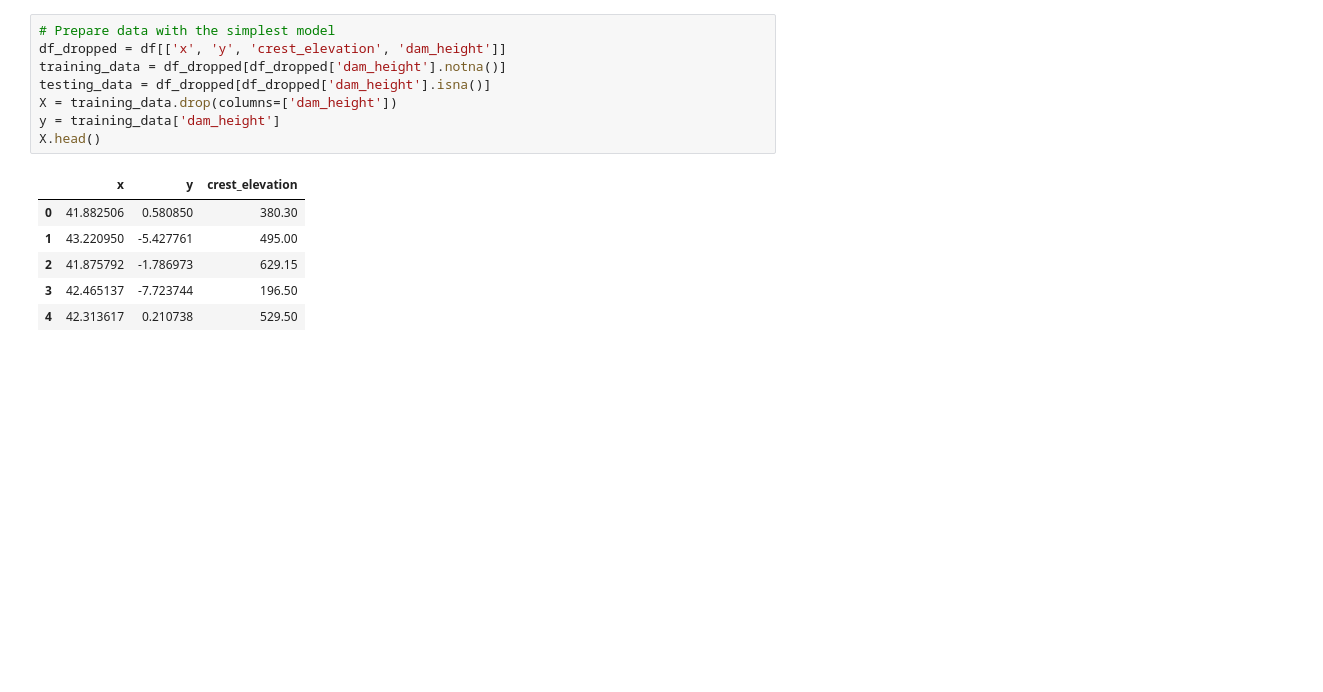
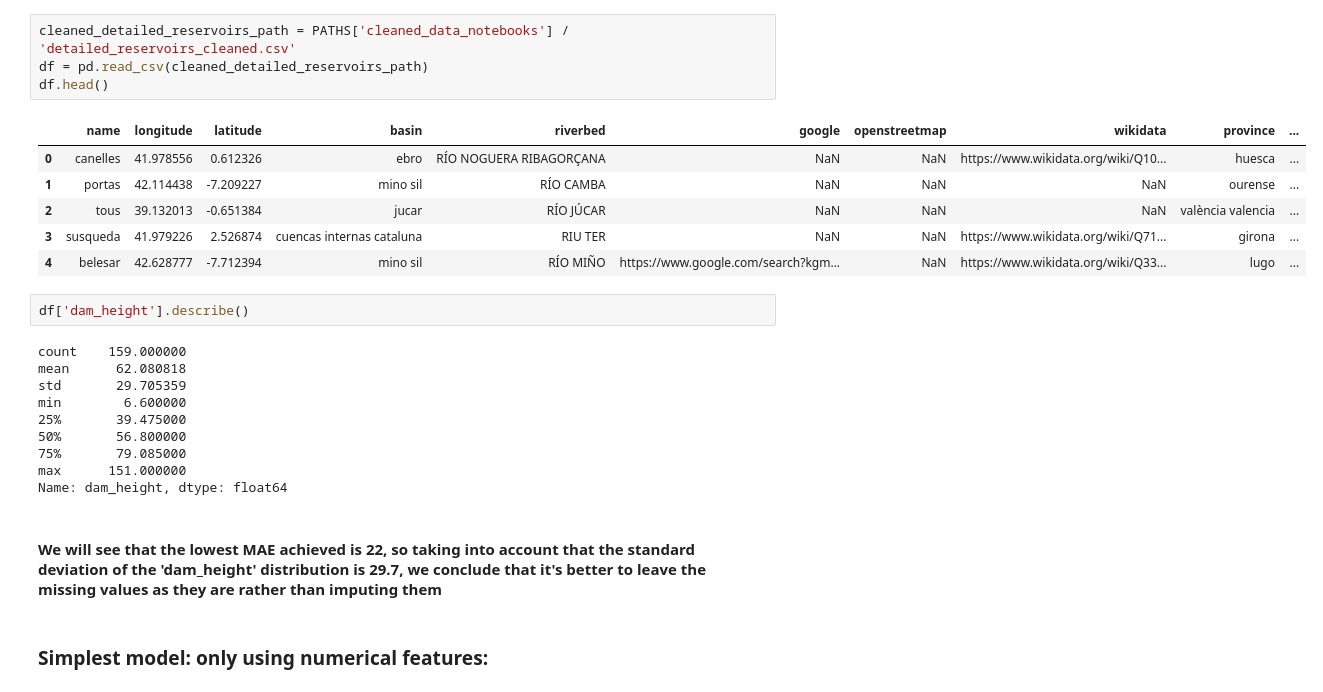
Before and after one commit to ivanver02/reservoir-data-platform, a Jupyter notebook: notebooks/modeling/missing_values_imputation.ipynb, the cells around one changed output. Saved outputs shown, nothing was run; the diff lists cells and outputs as text; blank space fills up the shorter version.

```diff
--- a/notebooks/modeling/missing_values_imputation.ipynb
+++ b/notebooks/modeling/missing_values_imputation.ipynb
@@ -30,16 +19,28 @@ df.head()
-# %%
-# Prepare data with the simplest model
-df_dropped = df[['x', 'y', 'crest_elevation', 'dam_height']]
-training_data = df_dropped[df_dropped['dam_height'].notna()]
-testing_data = df_dropped[df_dropped['dam_height'].isna()]
-X = training_data.drop(columns=['dam_height'])
-y = training_data['dam_height']
-X.head()
-# %% [output]
-|  | x | y | crest_elevation |
-| 0 | 41.882506 | 0.580850 | 380.30 |
-| 1 | 43.220950 | -5.427761 | 495.00 |
-| 2 | 41.875792 | -1.786973 | 629.15 |
-| 3 | 42.465137 | -7.723744 | 196.50 |
-| 4 | 42.313617 | 0.210738 | 529.50 |
+# %%
+cleaned_detailed_reservoirs_path = PATHS['cleaned_data_notebooks'] / 'detailed_reservoirs_cleaned.csv'
+df = pd.read_csv(cleaned_detailed_reservoirs_path)
+df.head()
+# %% [output]
+|  | name | longitude | latitude | basin | riverbed | google | openstreetmap | wikidata | province | ... |
+| 0 | canelles | 41.978556 | 0.612326 | ebro | RÍO NOGUERA RIBAGORÇANA | NaN | NaN | https://www.wikidata.org/wiki/Q10... | huesca | ... |
+| 1 | portas | 42.114438 | -7.209227 | mino sil | RÍO CAMBA | NaN | NaN | NaN | ourense | ... |
+| 2 | tous | 39.132013 | -0.651384 | jucar | RÍO JÚCAR | NaN | NaN | NaN | valència valencia | ... |
+| 3 | susqueda | 41.979226 | 2.526874 | cuencas internas cataluna | RIU TER | NaN | NaN | https://www.wikidata.org/wiki/Q71... | girona | ... |
+| 4 | belesar | 42.628777 | -7.712394 | mino sil | RÍO MIÑO | https://www.google.com/search?kgm... | NaN | https://www.wikidata.org/wiki/Q33... | lugo | ... |
+# %%
+df['dam_height'].describe()
+# %% [output]
+count    159.000000
+mean      62.080818
+std       29.705359
+min        6.600000
+25%       39.475000
+50%       56.800000
+75%       79.085000
+max      151.000000
+Name: dam_height, dtype: float64
+# %% [markdown]
+#### We will see that the lowest MAE achieved is 22, so taking into account that the standard deviation of the 'dam_height' distribution is 29.7, we conclude that it's better to leave the missing values as they are rather than imputing them
+# %% [markdown]
+### Simplest model: only using numerical features:
 # %%
```
Also changed, not shown: parts of 22 cells of this notebook, 24 other files.
